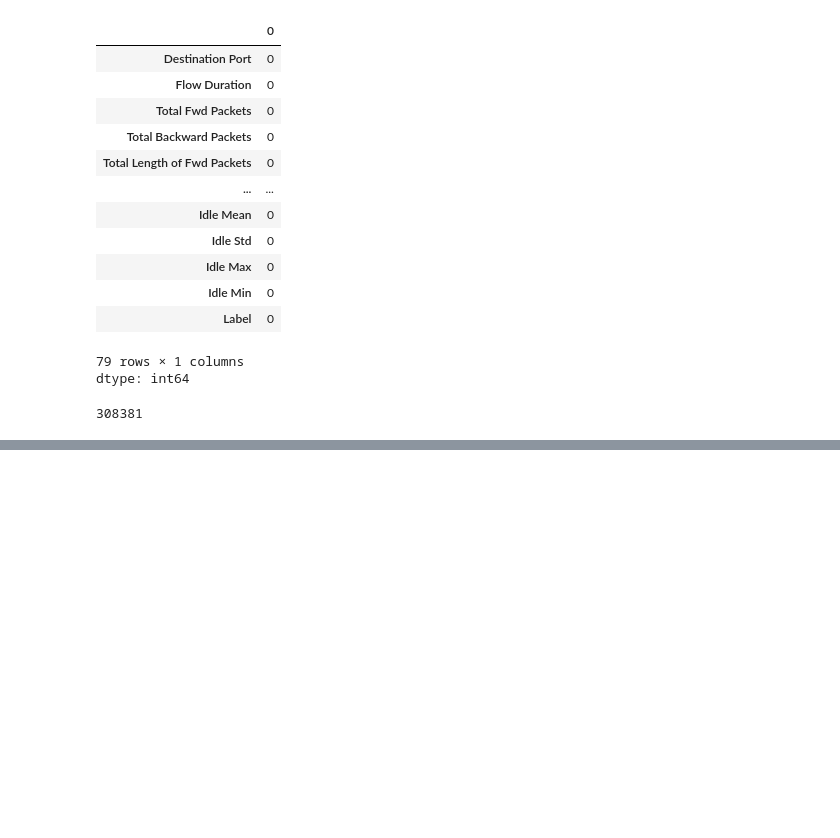
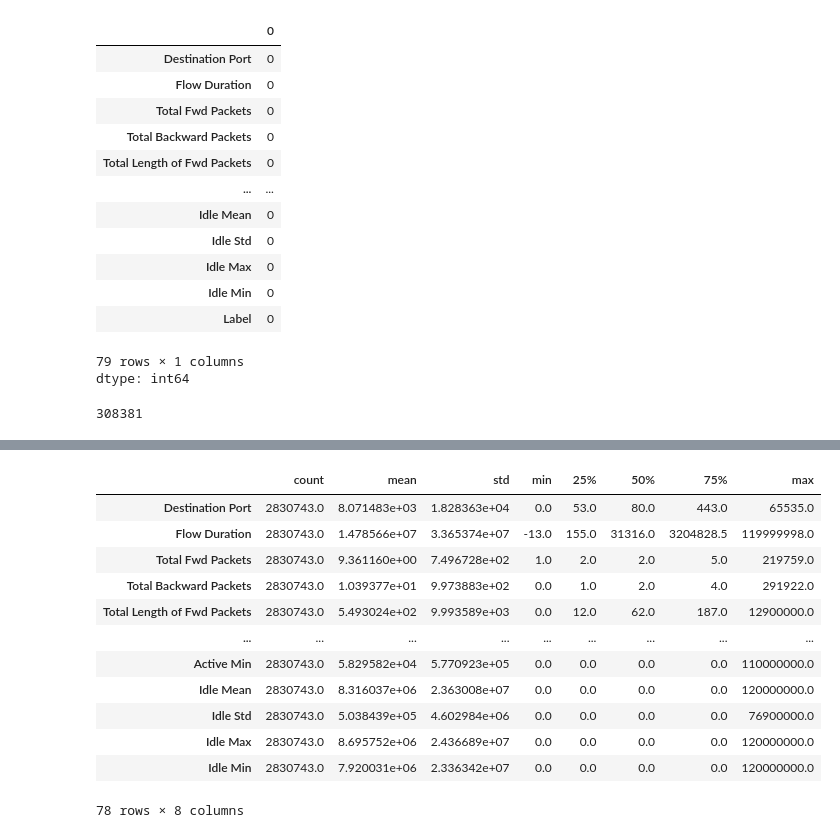
Before and after one commit to Shamiul-693/Intrusion-Detection-System-Using-Machine-Learning-CIC-IDS--2017-dataset-, a Jupyter notebook: Intrusion_Detection_System_Using_Machine_Learning_(CIC_IDS_2017).ipynb, the cells around one changed output, grey strips where cells are left out. Cells and saved outputs as stored; diff of their text form; code cells hidden in the pictures; blank space fills up the shorter version.

```diff
--- a/Intrusion_Detection_System_Using_Machine_Learning_(CIC_IDS_2017).ipynb
+++ b/Intrusion_Detection_System_Using_Machine_Learning_(CIC_IDS_2017).ipynb
@@ -119,0 +158,16 @@ df.duplicated().sum()
+# %%
+df.describe().T
+# %% [output]
+|  | count | mean | std | min | 25% | 50% | 75% | max |
+| Destination Port | 2830743.0 | 8.071483e+03 | 1.828363e+04 | 0.0 | 53.0 | 80.0 | 443.0 | 65535.0 |
+| Flow Duration | 2830743.0 | 1.478566e+07 | 3.365374e+07 | -13.0 | 155.0 | 31316.0 | 3204828.5 | 119999998.0 |
+| Total Fwd Packets | 2830743.0 | 9.361160e+00 | 7.496728e+02 | 1.0 | 2.0 | 2.0 | 5.0 | 219759.0 |
+| Total Backward Packets | 2830743.0 | 1.039377e+01 | 9.973883e+02 | 0.0 | 1.0 | 2.0 | 4.0 | 291922.0 |
+| Total Length of Fwd Packets | 2830743.0 | 5.493024e+02 | 9.993589e+03 | 0.0 | 12.0 | 62.0 | 187.0 | 12900000.0 |
+| ... | ... | ... | ... | ... | ... | ... | ... | ... |
+| Active Min | 2830743.0 | 5.829582e+04 | 5.770923e+05 | 0.0 | 0.0 | 0.0 | 0.0 | 110000000.0 |
+| Idle Mean | 2830743.0 | 8.316037e+06 | 2.363008e+07 | 0.0 | 0.0 | 0.0 | 0.0 | 120000000.0 |
+| Idle Std | 2830743.0 | 5.038439e+05 | 4.602984e+06 | 0.0 | 0.0 | 0.0 | 0.0 | 76900000.0 |
+| Idle Max | 2830743.0 | 8.695752e+06 | 2.436689e+07 | 0.0 | 0.0 | 0.0 | 0.0 | 120000000.0 |
+| Idle Min | 2830743.0 | 7.920031e+06 | 2.336342e+07 | 0.0 | 0.0 | 0.0 | 0.0 | 120000000.0 |
+78 rows × 8 columns
```
Also changed, not shown: parts of 1 cell of this notebook.
